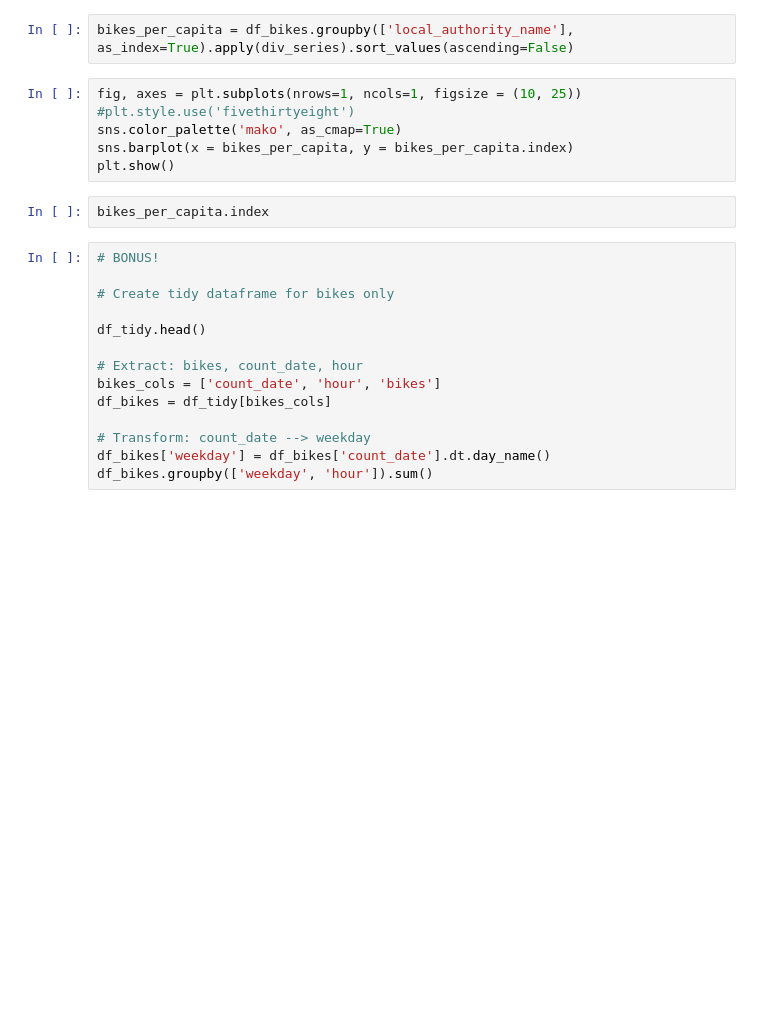
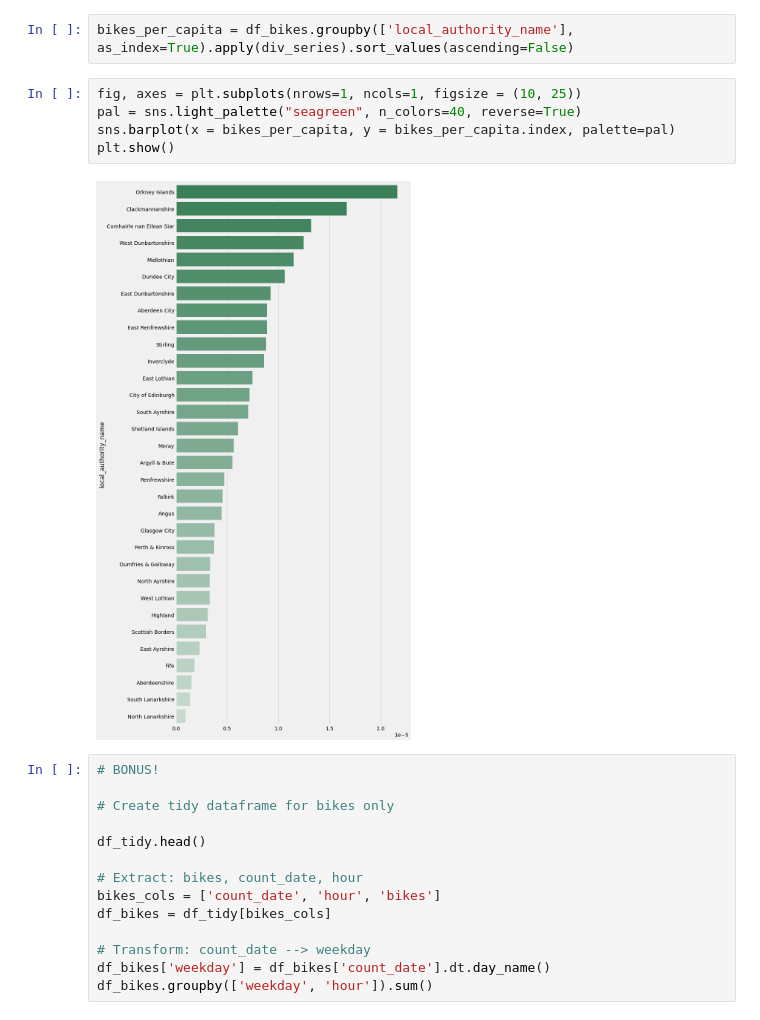
Before and after one commit to c-abbott/scottish-transport-analysis, a Jupyter notebook: project-2-report.ipynb, the cells around one changed output. Saved outputs shown, nothing was run; the diff lists cells and outputs as text; blank space fills up the shorter version.

Commit message:
Modified Q4 cmap :art:

```diff
--- a/project-2-report.ipynb
+++ b/project-2-report.ipynb
@@ -207,12 +263,11 @@ pop_df
 bikes_per_capita = df_bikes.groupby(['local_authority_name'], as_index=True).apply(div_series).sort_values(ascending=False)
 # %%
 fig, axes = plt.subplots(nrows=1, ncols=1, figsize = (10, 25))
-#plt.style.use('fivethirtyeight')
-sns.color_palette('mako', as_cmap=True)
-sns.barplot(x = bikes_per_capita, y = bikes_per_capita.index)
+pal = sns.light_palette("seagreen", n_colors=40, reverse=True)
+sns.barplot(x = bikes_per_capita, y = bikes_per_capita.index, palette=pal)
 plt.show()
+# %% [output]
+[figure, added]
-# %%
-bikes_per_capita.index
 # %%
 # BONUS!
 
```
Also changed, not shown: parts of 7 cells of this notebook.
